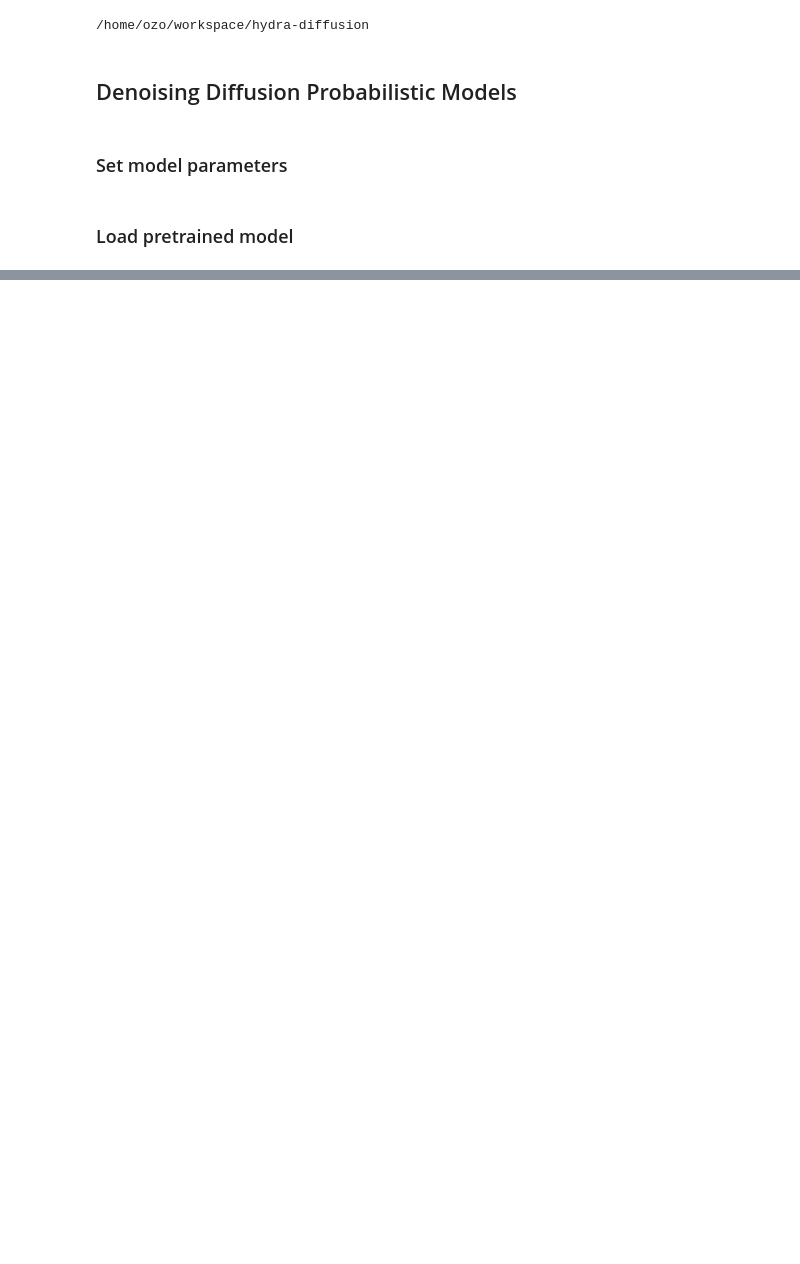
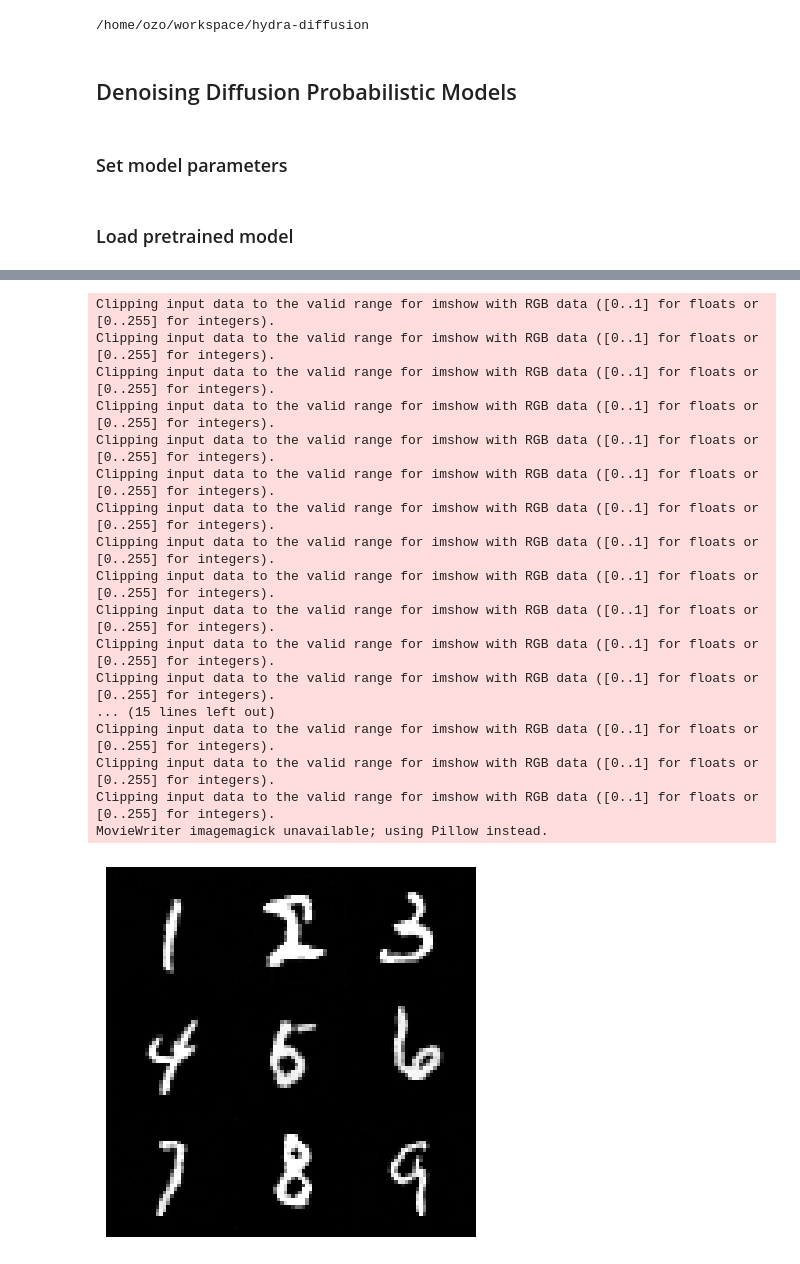
Before and after one commit to phamgialinhlx/hydra-diffusion, a Jupyter notebook: notebooks/inference.ipynb, the cells around one changed output, grey strips where cells are left out. Cells and saved outputs as stored; diff of their text form; code cells hidden in the pictures; blank space fills up the shorter version.

```diff
--- a/notebooks/inference.ipynb
+++ b/notebooks/inference.ipynb
@@ -91,0 +130,27 @@ MovieWriter imagemagick unavailable; using Pillow instead.
+# %%
+fig = plt.figure()
+plt.axis("off")
+ims = [[plt.imshow(make_grid(i.reshape(-1, 32, 32, 1).moveaxis(3, 1), nrow=gif_shape[0]).moveaxis(0, 2).detach().numpy(), cmap='gray', animated=True)] for i in gen_samples]
+ani = animation.ArtistAnimation(fig, ims, interval=250, repeat_delay=1000, blit=True)
+
+# HTML(ani.to_jshtml())
+ani.save("assets/conditional_mnist.gif", writer="imagemagick")
+# %% [output]
+Clipping input data to the valid range for imshow with RGB data ([0..1] for floats or [0..255] for integers).
+Clipping input data to the valid range for imshow with RGB data ([0..1] for floats or [0..255] for integers).
+Clipping input data to the valid range for imshow with RGB data ([0..1] for floats or [0..255] for integers).
+Clipping input data to the valid range for imshow with RGB data ([0..1] for floats or [0..255] for integers).
+Clipping input data to the valid range for imshow with RGB data ([0..1] for floats or [0..255] for integers).
+Clipping input data to the valid range for imshow with RGB data ([0..1] for floats or [0..255] for integers).
+Clipping input data to the valid range for imshow with RGB data ([0..1] for floats or [0..255] for integers).
+Clipping input data to the valid range for imshow with RGB data ([0..1] for floats or [0..255] for integers).
+Clipping input data to the valid range for imshow with RGB data ([0..1] for floats or [0..255] for integers).
+Clipping input data to the valid range for imshow with RGB data ([0..1] for floats or [0..255] for integers).
+Clipping input data to the valid range for imshow with RGB data ([0..1] for floats or [0..255] for integers).
+Clipping input data to the valid range for imshow with RGB data ([0..1] for floats or [0..255] for integers).
+... (15 lines left out)
+Clipping input data to the valid range for imshow with RGB data ([0..1] for floats or [0..255] for integers).
+Clipping input data to the valid range for imshow with RGB data ([0..1] for floats or [0..255] for integers).
+Clipping input data to the valid range for imshow with RGB data ([0..1] for floats or [0..255] for integers).
+MovieWriter imagemagick unavailable; using Pillow instead.
+[figure, added]
```
Also changed, not shown: parts of 8 cells of this notebook, 8 other files.
